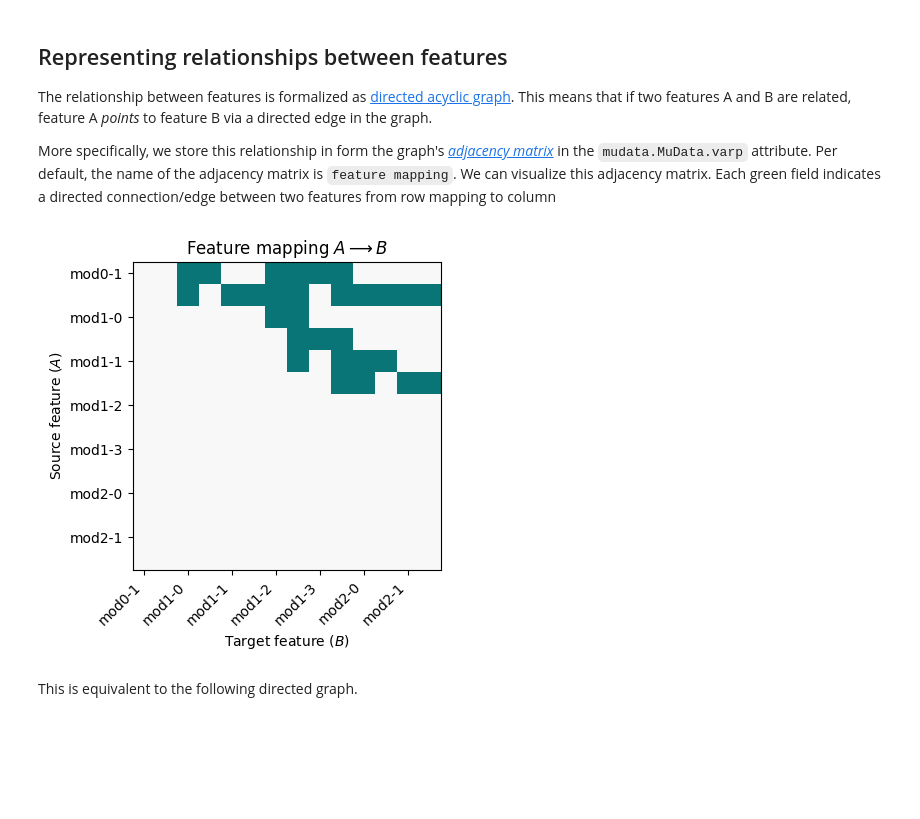
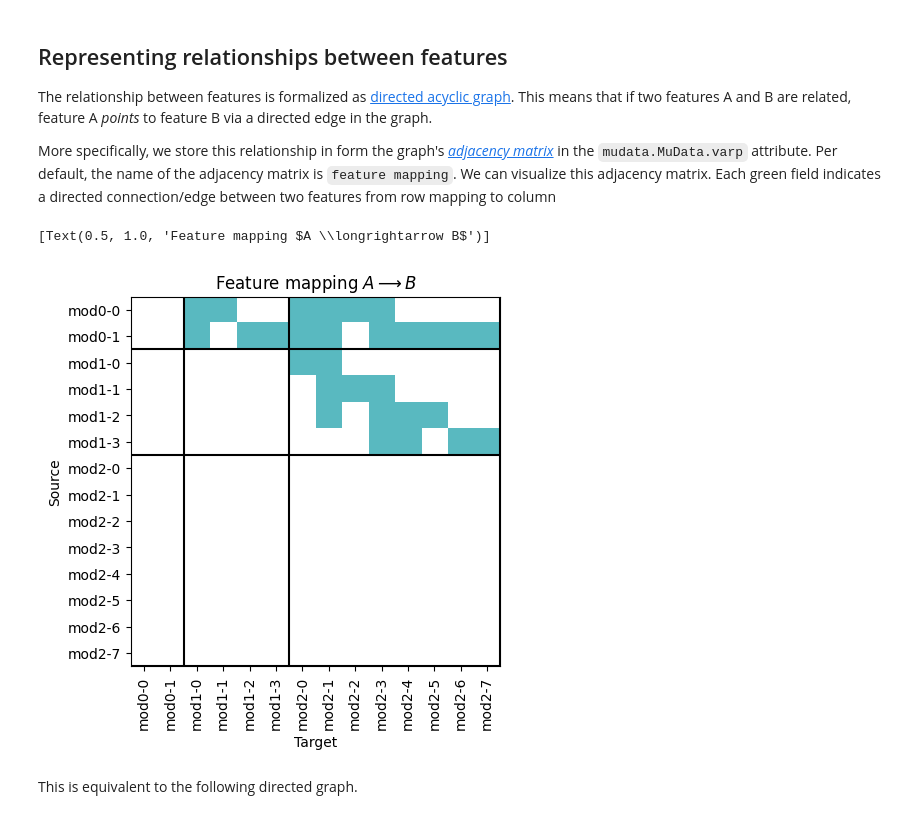
Before and after one commit to lucas-diedrich/mulink, a Jupyter notebook: docs/notebooks/example.ipynb, the cells around one changed output. Saved outputs shown, nothing was run; the diff lists cells and outputs as text; code cells hidden in the pictures; blank space fills up the shorter version.

Commit message:
Update notebook with built-in plotting functions

```diff
--- a/docs/notebooks/example.ipynb
+++ b/docs/notebooks/example.ipynb
@@ -34,15 +30,11 @@ MuData object with n_obs × n_vars = 5 × 14
 The relationship between features is formalized as [directed acyclic graph](../rfc.md#directed-acyclic-graph). This means that if two features A and B are related, feature A _points_ to feature B via a directed edge in the graph.
 
 More specifically, we store this relationship in form the graph's [_adjacency matrix_](../rfc.md#adjacency-matrix) in the `mudata.MuData.varp` attribute. Per default, the name of the adjacency matrix is `feature mapping`. We can visualize this adjacency matrix. Each green field indicates a directed connection/edge between two features from row mapping to column
-# %%
-fig, ax = plt.subplots(1, 1, figsize=(4, 4))
-
-ax.imshow(mdata.varp["feature_mapping"].toarray(), cmap=mpl.colors.ListedColormap(["#f8f8f8", "#097577"]))
-ax.set(title="Feature mapping $A \\longrightarrow B$", xlabel="Target feature ($B$)", ylabel="Source feature ($A$)")
-ax.set_yticklabels(mdata.var_names, rotation=0, ha="right")
-ax.set_xticklabels(mdata.var_names, rotation=45, ha="right")
-plt.show()
-# %% [output]
-[figure, removed]
+# %%
+ax = mdata.link.pl.adjacency_matrix(label=True)
+ax.set(title="Feature mapping $A \\longrightarrow B$")
+# %% [output]
+[Text(0.5, 1.0, 'Feature mapping $A \\longrightarrow B$')]
+[figure, added]
 # %% [markdown]
 This is equivalent to the following directed graph.
```
Also changed, not shown: parts of 4 cells of this notebook.
